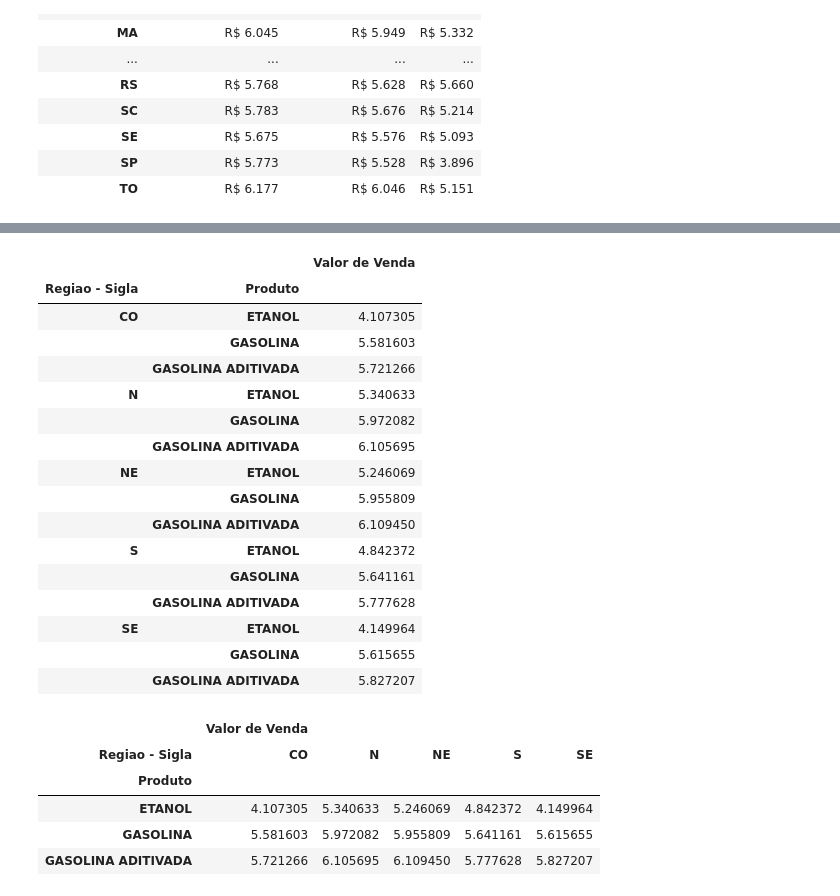
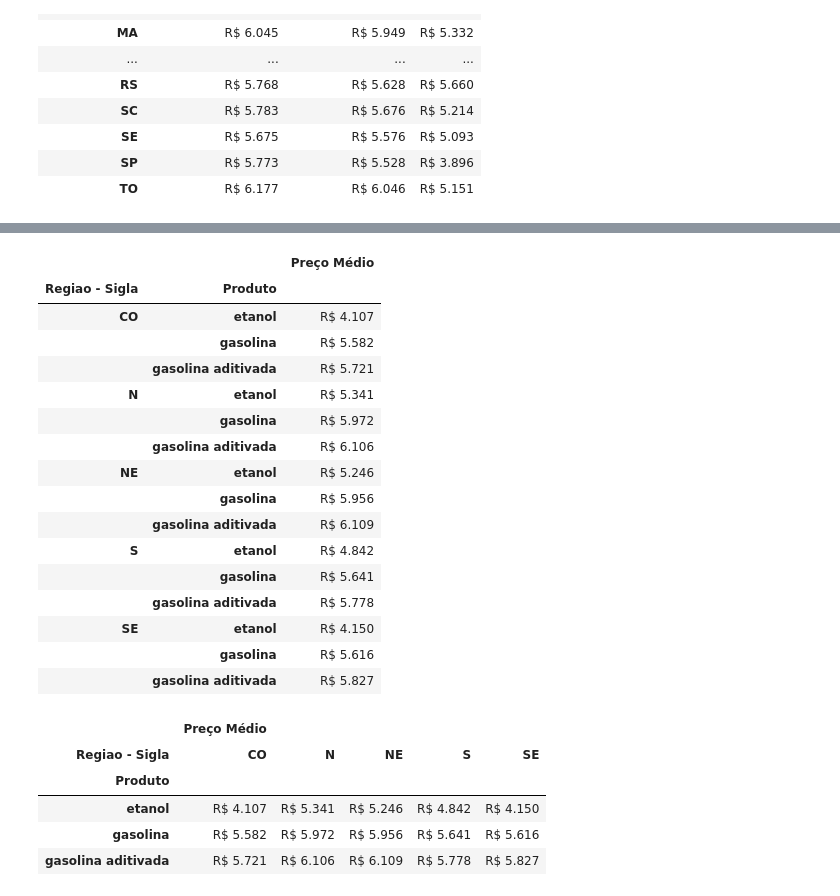
Before and after one commit to pedrorcm/Analise-Combustiveis-M4, a Jupyter notebook: main.ipynb, the cells around one changed output, grey strips where cells are left out. Drawn from its saved outputs; the diff is of its cells as text; code cells hidden in the pictures.

```diff
--- a/main.ipynb
+++ b/main.ipynb
@@ -57,0 +78,3 @@ conjunto_dados.Complemento.fillna('0', inplace=True)
+# %%
+# Passando strings para minusculas no DF
+to_lower = lambda x: x.lower() if isinstance(x, str) else x
@@ -58,3 +91,12 @@ conjunto_dados.Complemento.fillna('0', inplace=True)
+# %%
+# Passando strings para minusculas no DF
+conjunto_dados['Municipio'] = conjunto_dados['Municipio'].apply(to_lower)
+conjunto_dados['Revenda'] = conjunto_dados['Revenda'].apply(to_lower)
+conjunto_dados['Nome da Rua'] = conjunto_dados['Nome da Rua'].apply(to_lower)
+conjunto_dados['Complemento'] = conjunto_dados['Complemento'].apply(to_lower)
+conjunto_dados['Bairro'] = conjunto_dados['Bairro'].apply(to_lower)
+conjunto_dados['Produto'] = conjunto_dados['Produto'].apply(to_lower)
+conjunto_dados['Bandeira'] = conjunto_dados['Bandeira'].apply(to_lower)
 # %%
 conjunto_dados.head()
 # %% [output]
@@ -455,37 +458,39 @@ produto_et.style.format({'Média': 'R$ {:.2f}'})
 # %%
 media_combustivel_regiao = conjunto_dados.groupby(['Regiao - Sigla','Produto'])[['Valor de Venda']].mean()
+media_combustivel_regiao.columns = ['Preço Médio']
+media_combustivel_regiao['Preço Médio'] = media_combustivel_regiao['Preço Médio'].apply(formatar)
 
 media_combustivel_regiao
 # %% [output]
-|  |  | Valor de Venda |
+|  |  | Preço Médio |
 | Regiao - Sigla | Produto |  |
-| CO | ETANOL | 4.107305 |
-|  | GASOLINA | 5.581603 |
-|  | GASOLINA ADITIVADA | 5.721266 |
-| N | ETANOL | 5.340633 |
-|  | GASOLINA | 5.972082 |
-|  | GASOLINA ADITIVADA | 6.105695 |
-| NE | ETANOL | 5.246069 |
-|  | GASOLINA | 5.955809 |
-|  | GASOLINA ADITIVADA | 6.109450 |
-| S | ETANOL | 4.842372 |
-|  | GASOLINA | 5.641161 |
-|  | GASOLINA ADITIVADA | 5.777628 |
-| SE | ETANOL | 4.149964 |
-|  | GASOLINA | 5.615655 |
-|  | GASOLINA ADITIVADA | 5.827207 |
+| CO | etanol | R$ 4.107 |
+|  | gasolina | R$ 5.582 |
+|  | gasolina aditivada | R$ 5.721 |
+| N | etanol | R$ 5.341 |
+|  | gasolina | R$ 5.972 |
+|  | gasolina aditivada | R$ 6.106 |
+| NE | etanol | R$ 5.246 |
+|  | gasolina | R$ 5.956 |
+|  | gasolina aditivada | R$ 6.109 |
+| S | etanol | R$ 4.842 |
+|  | gasolina | R$ 5.641 |
+|  | gasolina aditivada | R$ 5.778 |
+| SE | etanol | R$ 4.150 |
+|  | gasolina | R$ 5.616 |
+|  | gasolina aditivada | R$ 5.827 |
 # %%
 media_regiao2 = media_combustivel_regiao.unstack('Regiao - Sigla', 'Produto')
 media_regiao2
 
 # Plotar gráfico multi-barras e explciar a correlação a partir dai
 # %% [output]
-|  | Valor de Venda |  |  |  |  |
+|  | Preço Médio |  |  |  |  |
 | Regiao - Sigla | CO | N | NE | S | SE |
 | Produto |  |  |  |  |  |
-| ETANOL | 4.107305 | 5.340633 | 5.246069 | 4.842372 | 4.149964 |
-| GASOLINA | 5.581603 | 5.972082 | 5.955809 | 5.641161 | 5.615655 |
-| GASOLINA ADITIVADA | 5.721266 | 6.105695 | 6.109450 | 5.777628 | 5.827207 |
+| etanol | R$ 4.107 | R$ 5.341 | R$ 5.246 | R$ 4.842 | R$ 4.150 |
+| gasolina | R$ 5.582 | R$ 5.972 | R$ 5.956 | R$ 5.641 | R$ 5.616 |
+| gasolina aditivada | R$ 5.721 | R$ 6.106 | R$ 6.109 | R$ 5.778 | R$ 5.827 |
 # %%
 # 10. Há alguma correlação entre o valor do combustível (gasolina e etanol) e a bandeira que vende ele?
 # %%
```
Also changed, not shown: parts of 47 cells of this notebook.
